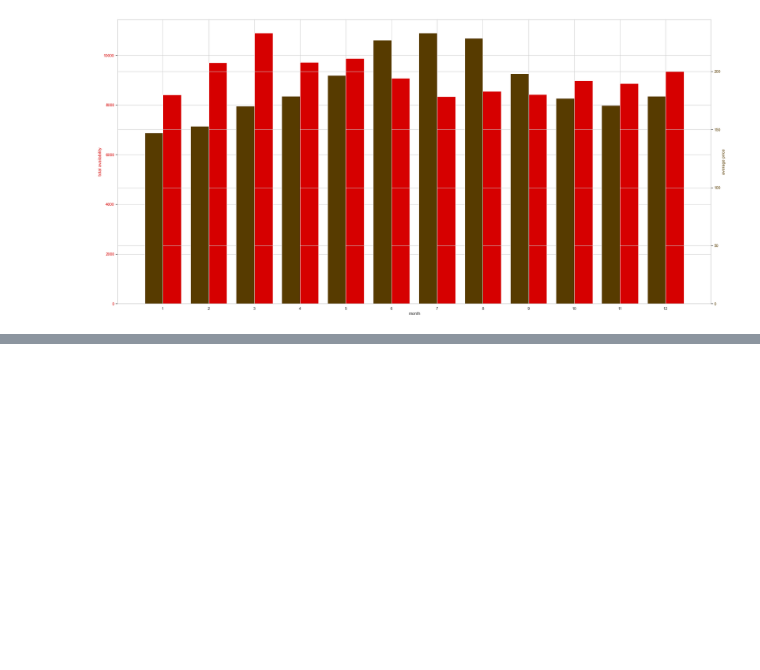
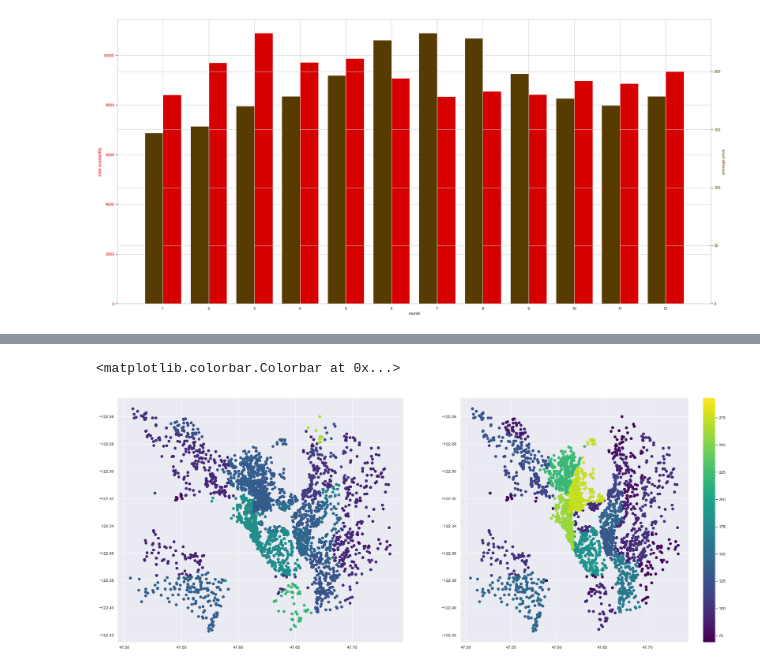
Before and after one commit to gek20/Write_a_Data_Science_Blog_Post, a Jupyter notebook: seattle_airbnb_project.ipynb, the cells around one changed output, grey strips where cells are left out. Cells and saved outputs as stored; diff of their text form; code cells hidden in the pictures; blank space fills up the shorter version.

```diff
--- a/seattle_airbnb_project.ipynb
+++ b/seattle_airbnb_project.ipynb
@@ -599,0 +604,11 @@ plot_barchar_fluctuation(info_average_price_availability, "Downtown")
+# %%
+fig, axes = plt.subplots(nrows=1, ncols=2,figsize=(30, 12), dpi=80)
+sp_1=axes[0].scatter(x=neighbourhood_std['latitude'],y=neighbourhood_std['longitude'],c=neighbourhood_std["mean_price"],cmap='viridis')
+sp_2=axes[1].scatter(x=neighbourhood_std['latitude'],y=neighbourhood_std['longitude'],c=neighbourhood_std["total_availability"],cmap='viridis')
+fig.colorbar(sp_1)
+    #plt.xticks(rotation=45,ha='right')
+
+    #fig.savefig('./seattle_map_{}.png'.format(name))
+# %% [output]
+<matplotlib.colorbar.Colorbar at 0x...>
+[figure, added]
```
Also changed, not shown: parts of 4 cells of this notebook.
